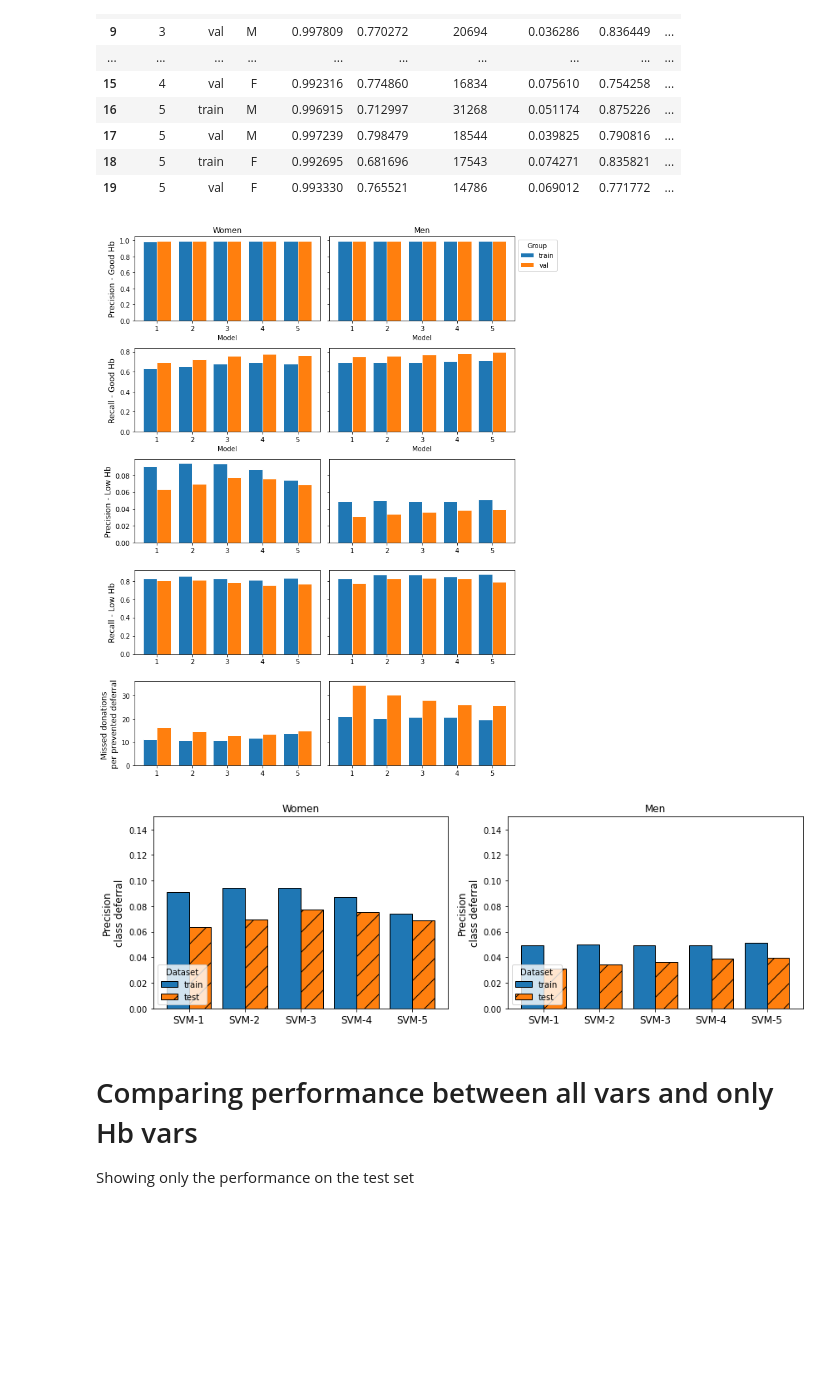
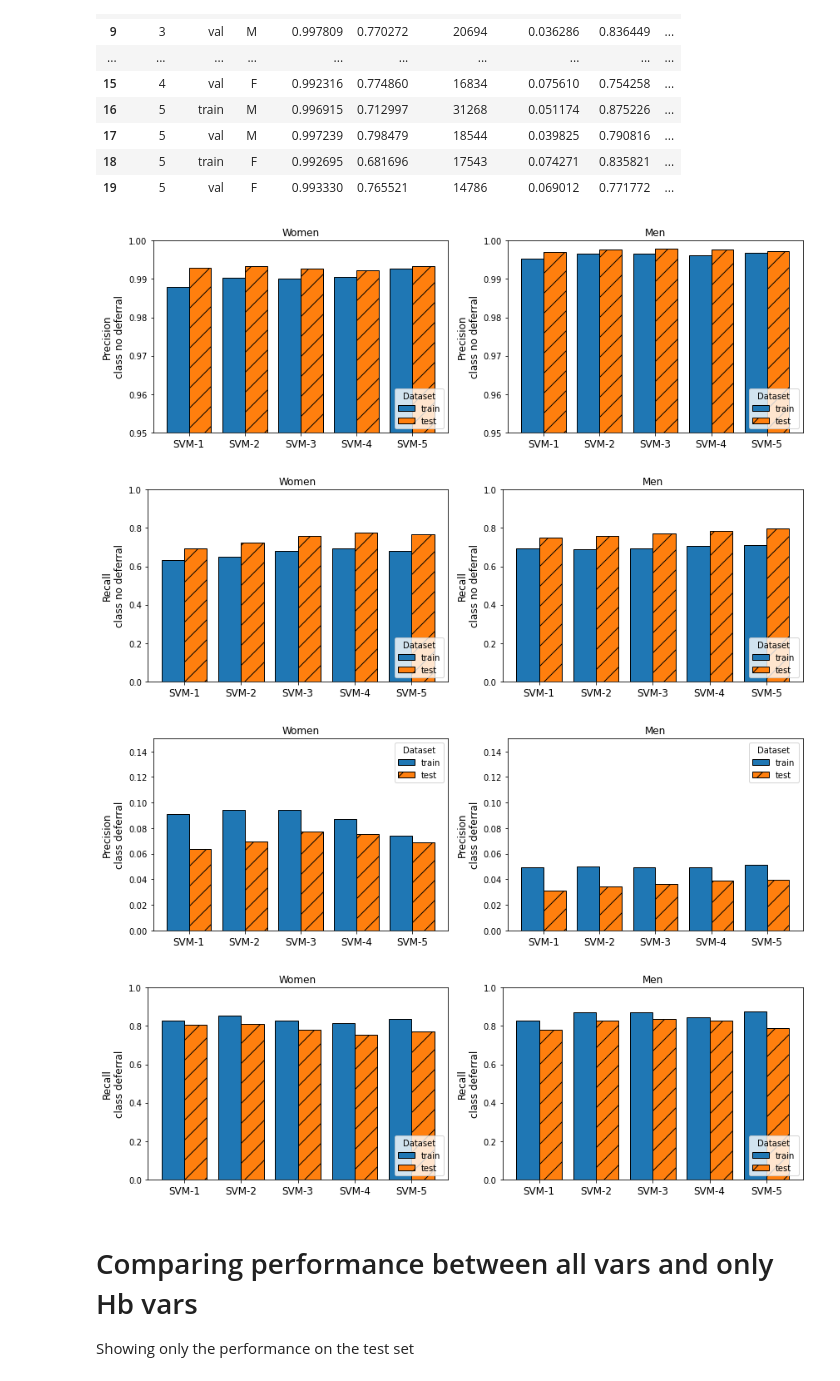
Before and after one commit to vinkenoogm/hbpred-compare, a Jupyter notebook: src/3_modelperformance.ipynb, the cells around one changed output. Drawn from its saved outputs; the diff is of its cells as text; code cells hidden in the pictures; blank space fills up the shorter version.

Commit message:
aesthetic changes to performance plots

```diff
--- a/src/3_modelperformance.ipynb
+++ b/src/3_modelperformance.ipynb
@@ -206,13 +165,15 @@ res_df_onlyhb
 | 18 | 5 | train | F | 0.992695 | 0.681696 | 17543 | 0.074271 | 0.835821 | ... |
 | 19 | 5 | val | F | 0.993330 | 0.765521 | 14786 | 0.069012 | 0.771772 | ... |
 # %%
-plot_precision_recall_all(res_df_onlyhb)
+plot_precision_recall(res_df_onlyhb, 'ok_precision', (0.95, 1), 'Precision\nclass no deferral', save='onlyhb_ok_precision')
+plot_precision_recall(res_df_onlyhb, 'ok_recall', (0, 1), 'Recall\nclass no deferral', save='onlyhb_ok_recall')
+plot_precision_recall(res_df_onlyhb, 'low_precision', (0, 0.15), 'Precision\nclass deferral', save='onlyhb_low_precision')
+plot_precision_recall(res_df_onlyhb, 'low_recall', (0, 1), 'Recall\nclass deferral', save='onlyhb_low_recall')
 # %% [output]
-[figure, old version]
+[figure, new version]
+[figure, added]
+[figure, added]
+[figure, added]
-# %%
-plot_precision_recall(res_df_onlyhb, 'low_precision', (0, 0.15), 'Precision\nclass deferral', save='onlyhb_low_precision')
-# %% [output]
-[figure, removed]
 # %% [markdown]
 # Comparing performance between all vars and only Hb vars
 Showing only the performance on the test set
```
Also changed, not shown: parts of 6 cells of this notebook, 17 other files.
